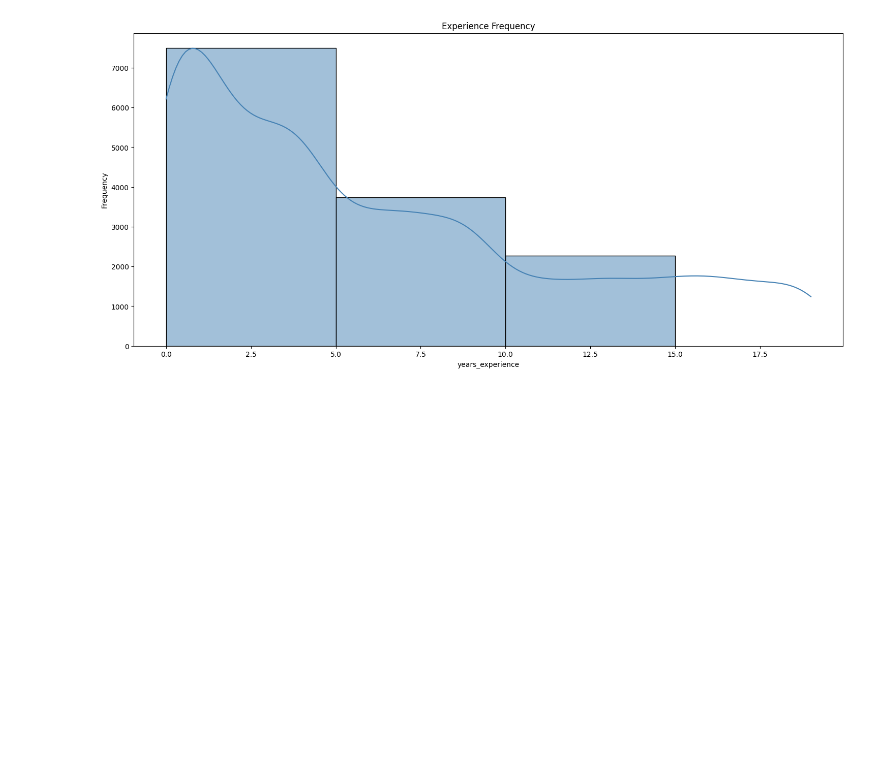
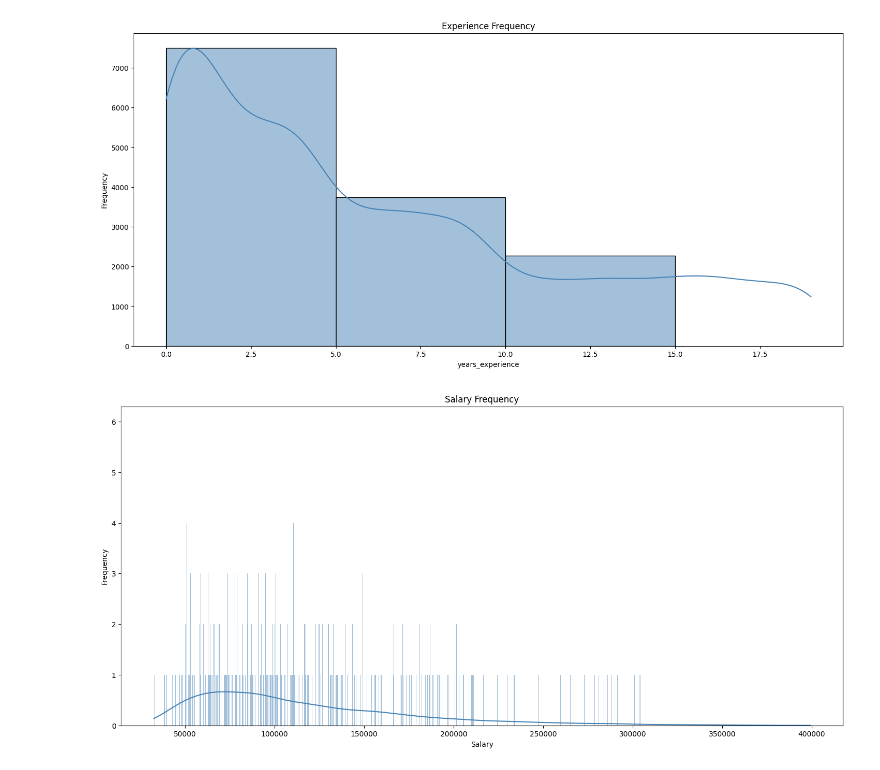
Before and after one commit to minendraa/Data-Visualization-Analysis, a Jupyter notebook: Day4/AI.ipynb, the cells around one changed output. Cells and saved outputs as stored; diff of their text form; code cells hidden in the pictures; blank space fills up the shorter version.

Commit message:
Latest data visualization

```diff
--- a/Day4/AI.ipynb
+++ b/Day4/AI.ipynb
@@ -96,3 +96,12 @@ plt.ylabel('Frequency')
 plt.show()
 # %% [output]
 [figure]
+# %%
+plt.figure(figsize=(18,8))
+sns.histplot(df['salary_usd'],bins=np.arange(df['salary_usd'].min(),df['salary_usd'].max(),5),color='steelblue',edgecolor='black',kde=True)
+plt.title('Salary Frequency')
+plt.xlabel('Salary')
+plt.ylabel('Frequency')
+plt.show()
+# %% [output]
+[figure, added]
```
Also changed, not shown: 6 other files.
